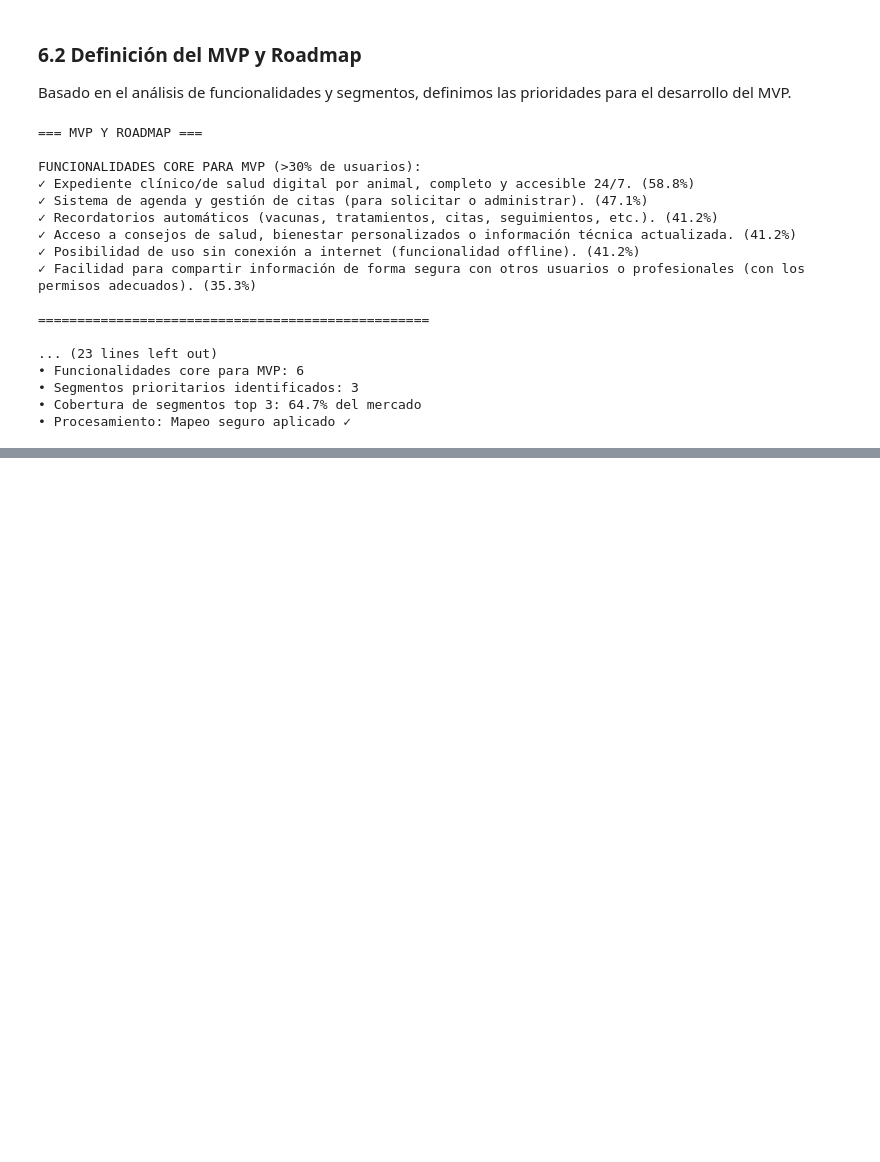
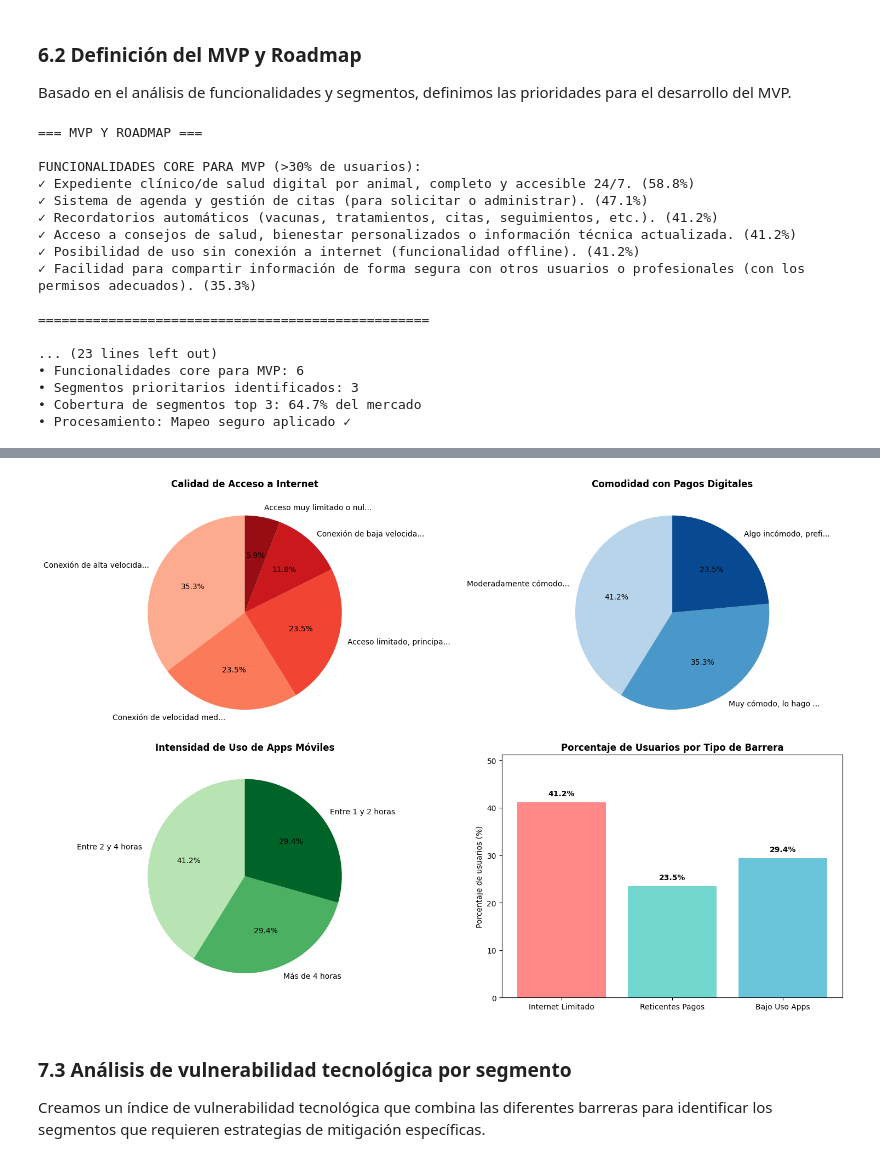
Before and after one commit to betooxx-dev/md-vetzoone, a Jupyter notebook: notebook_main.ipynb, the cells around one changed output, grey strips where cells are left out. Saved outputs shown, nothing was run; the diff lists cells and outputs as text; code cells hidden in the pictures; blank space fills up the shorter version.

```diff
--- a/notebook_main.ipynb
+++ b/notebook_main.ipynb
@@ -879,0 +1090,20 @@ FUNCIONALIDADES CORE PARA MVP (>30% de usuarios):
+# %%
+usuarios_limitados = df[df['calidad_internet_num'] <= 2]
+usuarios_reticentes_pagos = df[df['comodidad_pagos_num'] <= 2]
+usuarios_bajo_uso = df[df['intensidad_uso_num'] <= 2]  #
+
+pct_limitados = (len(usuarios_limitados) / len(df)) * 100
+pct_reticentes = (len(usuarios_reticentes_pagos) / len(df)) * 100
+pct_bajo_uso = (len(usuarios_bajo_uso) / len(df)) * 100
+
+print("\n=== SEGMENTOS CON BARRERAS TECNOLÓGICAS ===")
+print(f"\nUsuarios con acceso limitado a internet: {len(usuarios_limitados)} ({pct_limitados:.1f}%)")
+print(f"Usuarios reticentes a pagos digitales: {len(usuarios_reticentes_pagos)} ({pct_reticentes:.1f}%)")
+print(f"Usuarios con bajo uso de aplicaciones: {len(usuarios_bajo_uso)} ({pct_bajo_uso:.1f}%)")
+
+usuarios_multiples_barreras = df[
+    (df['calidad_internet_num'] <= 2) &
+    (df['comodidad_pagos_num'] <= 2)
+]
+
+print(f"\nUsuarios con múltiples barreras tecnológicas: {len(usuarios_multiples_barreras)} ({(len(usuarios_multiples_barreras)/len(df))*100:.1f}%)")
@@ -879,0 +1118,42 @@ FUNCIONALIDADES CORE PARA MVP (>30% de usuarios):
+# %%
+fig, ((ax1, ax2), (ax3, ax4)) = plt.subplots(2, 2, figsize=(15, 10))
+
+internet_counts = df['acceso_internet'].value_counts()
+colors1 = plt.cm.Reds(np.linspace(0.3, 0.9, len(internet_counts)))
+ax1.pie(internet_counts.values, labels=[label[:25] + '...' if len(label) > 25 else label for label in internet_counts.index],
+        autopct='%1.1f%%', colors=colors1, startangle=90)
+ax1.set_title('Calidad de Acceso a Internet', fontweight='bold')
+
+pagos_counts = df['comodidad_pagos_online'].value_counts()
+colors2 = plt.cm.Blues(np.linspace(0.3, 0.9, len(pagos_counts)))
+ax2.pie(pagos_counts.values, labels=[label[:20] + '...' if len(label) > 20 else label for label in pagos_counts.index],
+        autopct='%1.1f%%', colors=colors2, startangle=90)
+ax2.set_title('Comodidad con Pagos Digitales', fontweight='bold')
+
+tiempo_apps_counts = df['tiempo_uso_apps'].value_counts()
+colors3 = plt.cm.Greens(np.linspace(0.3, 0.9, len(tiempo_apps_counts)))
+ax3.pie(tiempo_apps_counts.values, labels=tiempo_apps_counts.index,
+        autopct='%1.1f%%', colors=colors3, startangle=90)
+ax3.set_title('Intensidad de Uso de Apps Móviles', fontweight='bold')
+
+barreras_data = ['Internet Limitado', 'Reticentes Pagos', 'Bajo Uso Apps']
+barreras_values = [pct_limitados, pct_reticentes, pct_bajo_uso]
+colors4 = ['#ff6b6b', '#4ecdc4', '#45b7d1']
+
+bars = ax4.bar(barreras_data, barreras_values, color=colors4, alpha=0.8)
+ax4.set_ylabel('Porcentaje de usuarios (%)')
+ax4.set_title('Porcentaje de Usuarios por Tipo de Barrera', fontweight='bold')
+ax4.set_ylim(0, max(barreras_values) + 10)
+
+for bar, value in zip(bars, barreras_values):
+    ax4.text(bar.get_x() + bar.get_width()/2, bar.get_height() + 1,
+             f'{value:.1f}%', ha='center', va='bottom', fontweight='bold')
+
+plt.tight_layout()
+plt.show()
+# %% [output]
+[figure, added]
+# %% [markdown]
+### 7.3 Análisis de vulnerabilidad tecnológica por segmento
+
+Creamos un índice de vulnerabilidad tecnológica que combina las diferentes barreras para identificar los segmentos que requieren estrategias de mitigación específicas.
```
Also changed, not shown: parts of 15 cells of this notebook.
